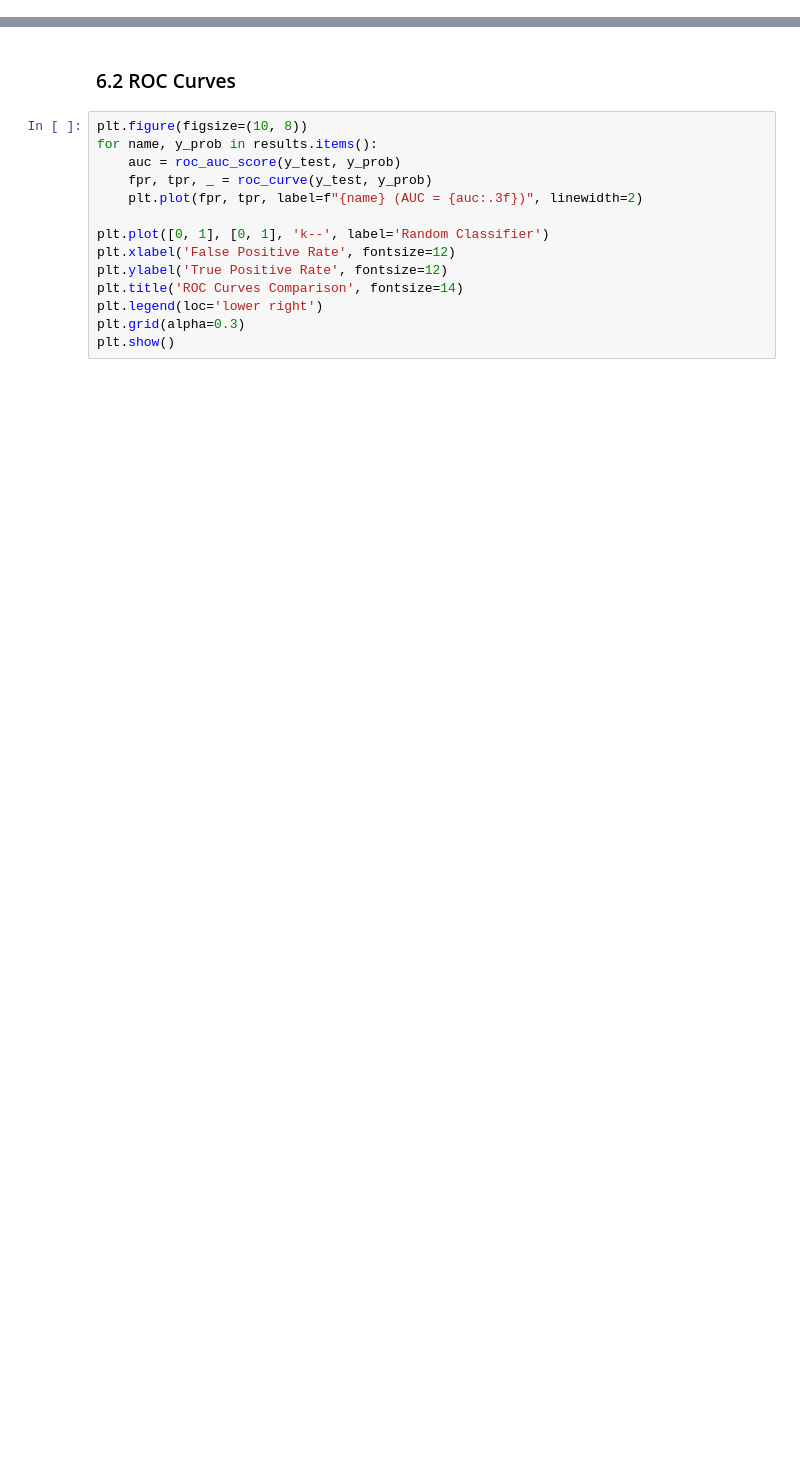
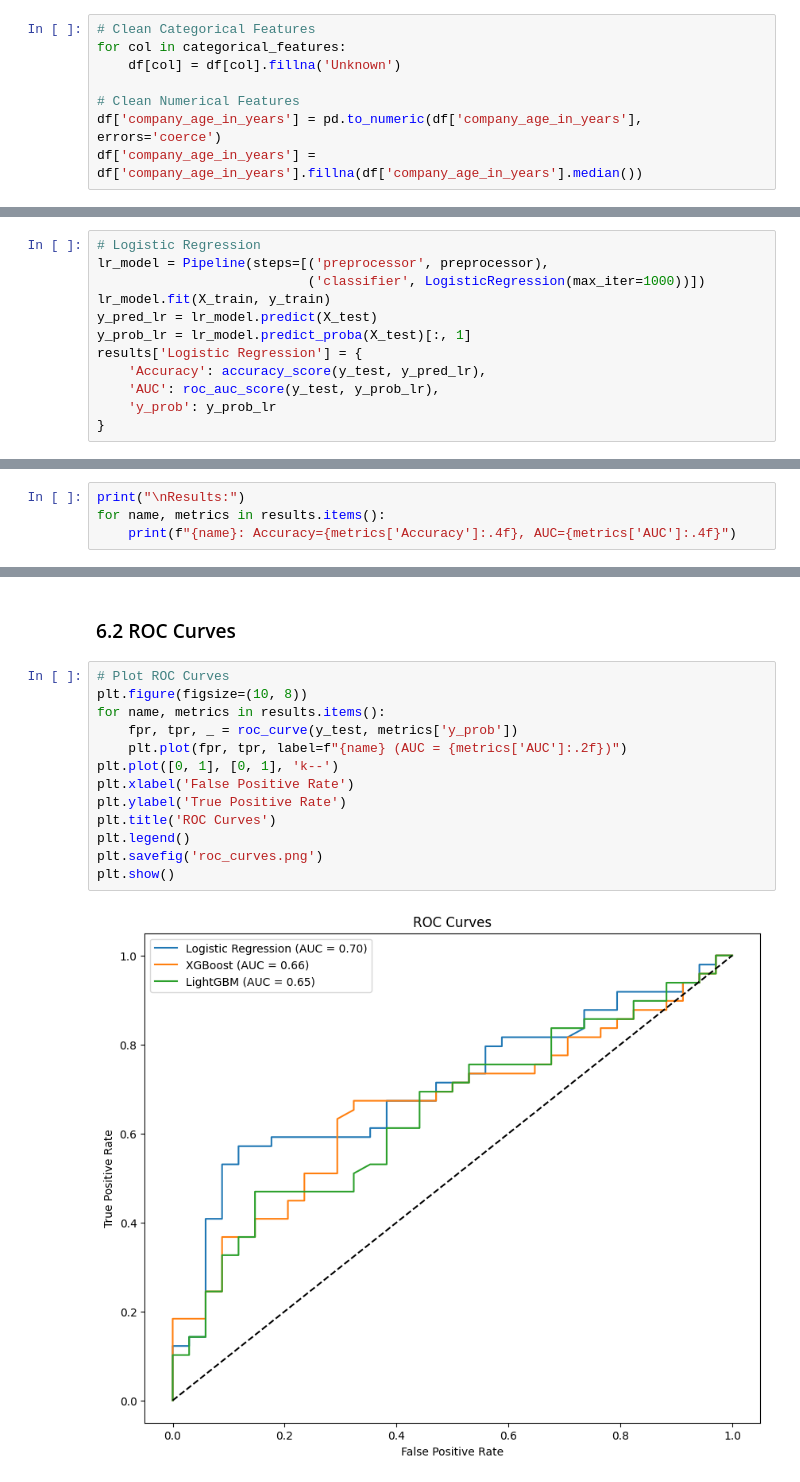
Before and after one commit to Paulino-Cristovao/churn_predictions, a Jupyter notebook: churn_analysis.ipynb, the cells around one changed output, grey strips where cells are left out. Drawn from its saved outputs; the diff is of its cells as text; blank space fills up the shorter version.

```diff
--- a/churn_analysis.ipynb
+++ b/churn_analysis.ipynb
@@ -547,0 +203,8 @@ print('Best Model by AUC:', max(model_metrics.items(), key=lambda x: x[1]['AUC']
+# %%
+# Clean Categorical Features
+for col in categorical_features:
+    df[col] = df[col].fillna('Unknown')
+
+# Clean Numerical Features
+df['company_age_in_years'] = pd.to_numeric(df['company_age_in_years'], errors='coerce')
+df['company_age_in_years'] = df['company_age_in_years'].fillna(df['company_age_in_years'].median())
@@ -547,0 +257,12 @@ print('Best Model by AUC:', max(model_metrics.items(), key=lambda x: x[1]['AUC']
+# %%
+# Logistic Regression
+lr_model = Pipeline(steps=[('preprocessor', preprocessor),
+                           ('classifier', LogisticRegression(max_iter=1000))])
+lr_model.fit(X_train, y_train)
+y_pred_lr = lr_model.predict(X_test)
+y_prob_lr = lr_model.predict_proba(X_test)[:, 1]
+results['Logistic Regression'] = {
+    'Accuracy': accuracy_score(y_test, y_pred_lr),
+    'AUC': roc_auc_score(y_test, y_prob_lr),
+    'y_prob': y_prob_lr
+}
@@ -547,0 +337,4 @@ print('Best Model by AUC:', max(model_metrics.items(), key=lambda x: x[1]['AUC']
+# %%
+print("\nResults:")
+for name, metrics in results.items():
+    print(f"{name}: Accuracy={metrics['Accuracy']:.4f}, AUC={metrics['AUC']:.4f}")
@@ -548,16 +346,17 @@ print('Best Model by AUC:', max(model_metrics.items(), key=lambda x: x[1]['AUC']
 # %% [markdown]
 ### 6.2 ROC Curves
 # %%
+# Plot ROC Curves
 plt.figure(figsize=(10, 8))
-for name, y_prob in results.items():
-    auc = roc_auc_score(y_test, y_prob)
-    fpr, tpr, _ = roc_curve(y_test, y_prob)
-    plt.plot(fpr, tpr, label=f"{name} (AUC = {auc:.3f})", linewidth=2)
-
-plt.plot([0, 1], [0, 1], 'k--', label='Random Classifier')
-plt.xlabel('False Positive Rate', fontsize=12)
-plt.ylabel('True Positive Rate', fontsize=12)
-plt.title('ROC Curves Comparison', fontsize=14)
-plt.legend(loc='lower right')
-plt.grid(alpha=0.3)
+for name, metrics in results.items():
+    fpr, tpr, _ = roc_curve(y_test, metrics['y_prob'])
+    plt.plot(fpr, tpr, label=f"{name} (AUC = {metrics['AUC']:.2f})")
+plt.plot([0, 1], [0, 1], 'k--')
+plt.xlabel('False Positive Rate')
+plt.ylabel('True Positive Rate')
+plt.title('ROC Curves')
+plt.legend()
+plt.savefig('roc_curves.png')
 plt.show()
+# %% [output]
+[figure, added]
```
Also changed, not shown: parts of 86 cells of this notebook, 13 other files.
